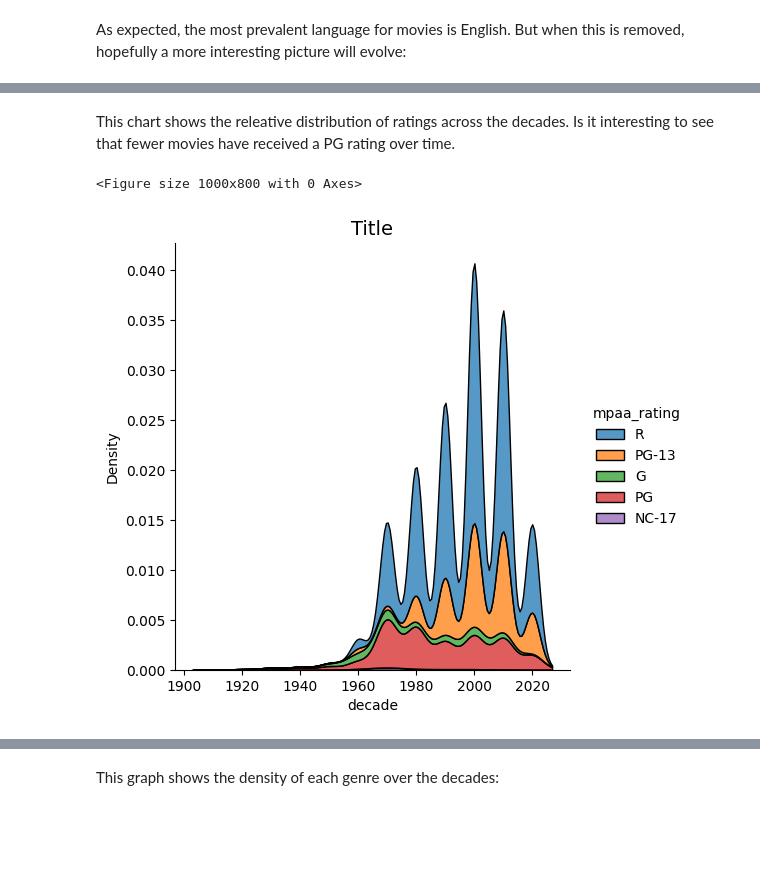
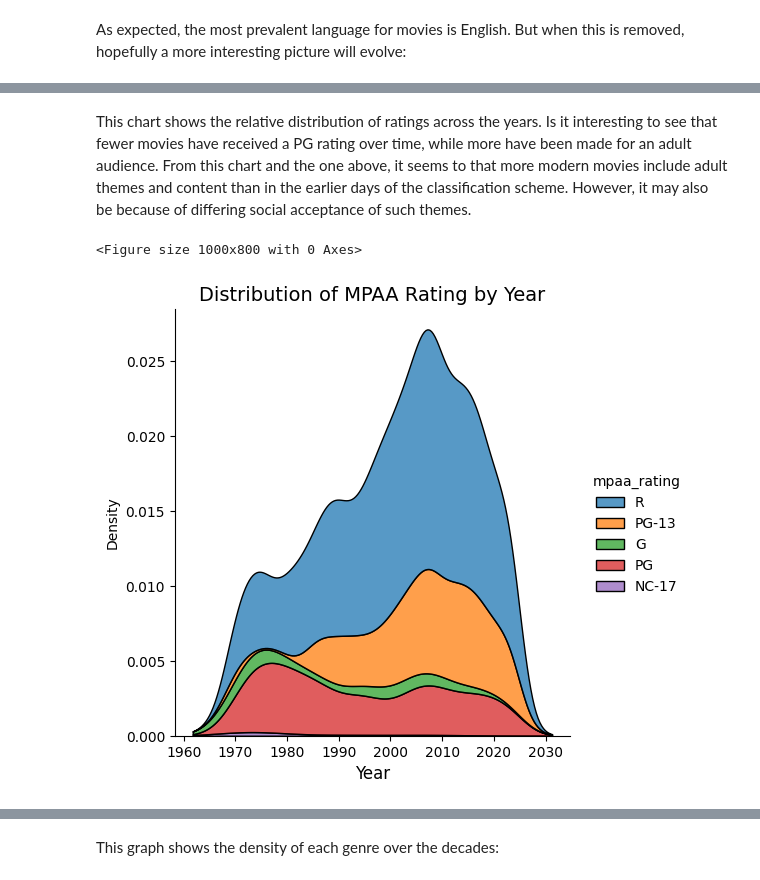
Before and after one commit to daemonchild/cardiffmet-dat5004-big-data-management, a Jupyter notebook: task_1/task1_filmcrave_web_scraping.ipynb, the cells around one changed output, grey strips where cells are left out. Saved outputs shown, nothing was run; the diff lists cells and outputs as text; code cells hidden in the pictures; blank space fills up the shorter version.

```diff
--- a/task_1/task1_filmcrave_web_scraping.ipynb
+++ b/task_1/task1_filmcrave_web_scraping.ipynb
@@ -696,13 +875,17 @@ df.groupby(['mpaa_rating']).count().plot(y='title',kind='bar')
 # %% [markdown]
-This chart shows the releative distribution of ratings across the decades. Is it interesting to see that fewer movies have received a PG rating over time.
+This chart shows the relative distribution of ratings across the years. Is it interesting to see that fewer movies have received a PG rating over time, while more have been made for an adult audience. From this chart and the one above, it seems to that more modern movies include adult themes and content than in the earlier days of the classification scheme. However, it may also be because of differing social acceptance of such themes.
 # %%
-plot_df = df[(df['mpaa_rating'] != 'NR') & (df['mpaa_rating'] != 'Unknown')]
+# Filter the dataframe
+plot_df = df[(df['mpaa_rating'] != 'NR') & (df['mpaa_rating'] != 'Unknown') & (df['year'] >= 1968 ) & (df['year'] < 2030)]
 
+# Create new plot
 plt.figure(figsize=(10, 8))
-ax = sns.displot(data=plot_df, x='decade', hue="mpaa_rating", multiple="stack", kind="kde", warn_singular=False);
-#plt.xlabel('Distribution', fontsize = 12)
-plt.title('Title', fontsize = 14)
+ax = sns.displot(data=plot_df, x='year', hue="mpaa_rating", multiple="stack", kind="kde");
+
+# Labels
+plt.xlabel('Year', fontsize = 12)
+plt.title('Distribution of MPAA Rating by Year', fontsize = 14)
 plt.show();
 # %% [output]
 <Figure size 1000x800 with 0 Axes>
-[figure, old version]
+[figure, new version]
```
Also changed, not shown: parts of 61 cells of this notebook, 1 other file.
